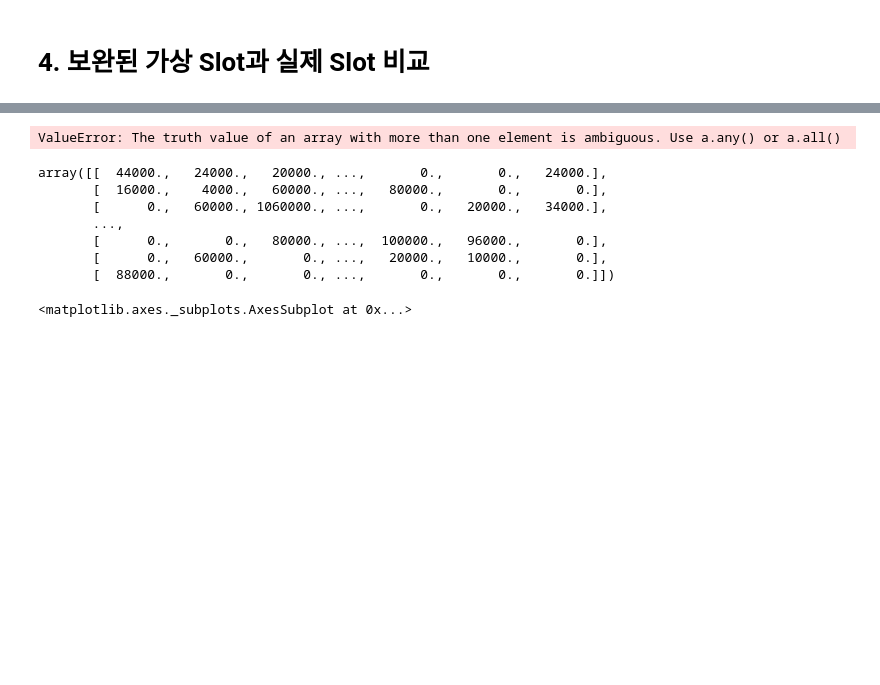
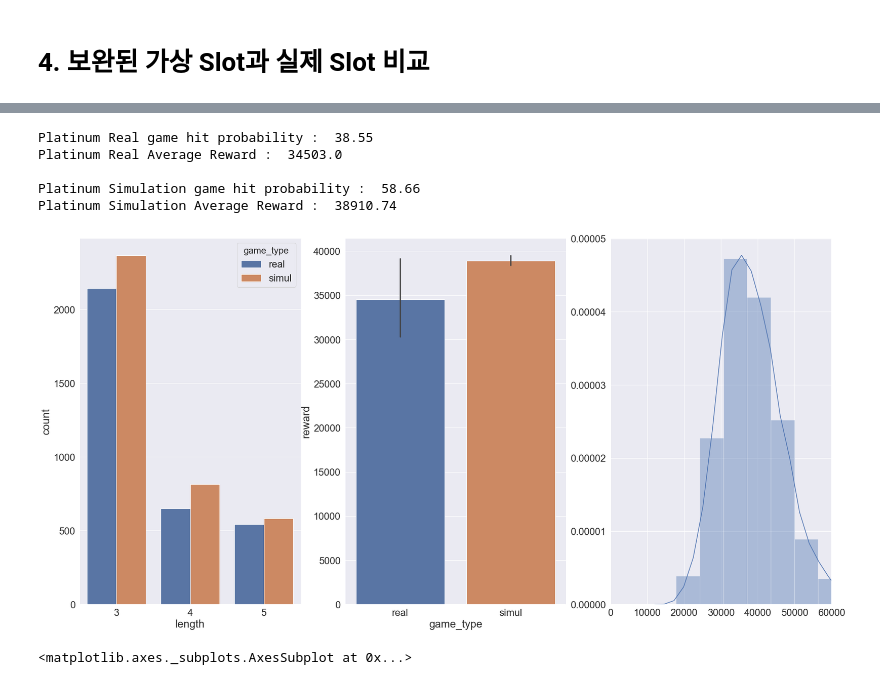
Before and after one commit to Jaepal/data-science-portfolio, a Jupyter notebook: slot_machine/Data_Exploration.ipynb, the cells around one changed output, grey strips where cells are left out. Saved outputs shown, nothing was run; the diff lists cells and outputs as text; code cells hidden in the pictures; blank space fills up the shorter version.

Commit message:
Update platinum final model visualizations

```diff
--- a/slot_machine/Data_Exploration.ipynb
+++ b/slot_machine/Data_Exploration.ipynb
@@ -2012,17 +1974,41 @@ ZeroDivisionError: division by zero
-# %%
-round(len([pay for pay in pl_final_reward_array if not pay == 0])/ (N_SIMULATIONS * N_ROUNDS)*100,2)
-# %% [output]
-ValueError: The truth value of an array with more than one element is ambiguous. Use a.any() or a.all()
-# %%
-pl_final_reward_array
-# %% [output]
-array([[  44000.,   24000.,   20000., ...,       0.,       0.,   24000.],
-       [  16000.,    4000.,   60000., ...,   80000.,       0.,       0.],
-       [      0.,   60000., 1060000., ...,       0.,   20000.,   34000.],
-       ...,
-       [      0.,       0.,   80000., ...,  100000.,   96000.,       0.],
-       [      0.,   60000.,       0., ...,   20000.,   10000.,       0.],
-       [  88000.,       0.,       0., ...,       0.,       0.,       0.]])
+# %%
+# 게임 유형별 hit probability, average reward 출력
+
+print('Platinum Real game hit probability : ', round(len([pay for pay in pl_real_pay_list if not pay == 0])/len(pl_real_pay_list)*100,2))
+print('Platinum Real Average Reward : ', sum(pl_real_pay_list) / len(pl_real_pay_list),'\n')
+
+print('Platinum Simulation game hit probability : ', round(pl_hit_prob[0]/sum(pl_hit_prob)*100, 2))
+print('Platinum Simulation Average Reward : ', sum(pl_final_simul_pay_list) / len(pl_final_simul_pay_list))
+
+## 시각화 ##
+
+
+# 3 x 2 sub plots 생성
+gs = gridspec.GridSpec(1, 3)
+plt.figure(figsize=(30,15))
+
+# 게임 유형별 reward 빈도 시각화
+ax = plt.subplot(gs[0, 0])
+sns.countplot(x='length', data=df_pl_final_payline_length, hue='game_type')
+
+
+# 게임 유형별 average reward 시각화
+ax = plt.subplot(gs[0, 1])
+sns.barplot(x='game_type', y='reward', data=df_pl_final_pay_list)
+
+
+# payline length 시각화
+ax = plt.subplot(gs[0, 2])
+sns.distplot(pl_final_simul_pay_list)
+plt.xlim(0, 60000)
+plt.show()
+# %% [output]
+Platinum Real game hit probability :  38.55
+Platinum Real Average Reward :  34503.0
+
+Platinum Simulation game hit probability :  58.66
+Platinum Simulation Average Reward :  38910.74
+[figure, added]
 # %%
 pl_simul_payline_length = [3] * pl_pay_type_count[0] + [4] * pl_pay_type_count[1] + [5] * pl_pay_type_count[2]
 
```
Also changed, not shown: parts of 19 cells of this notebook.
